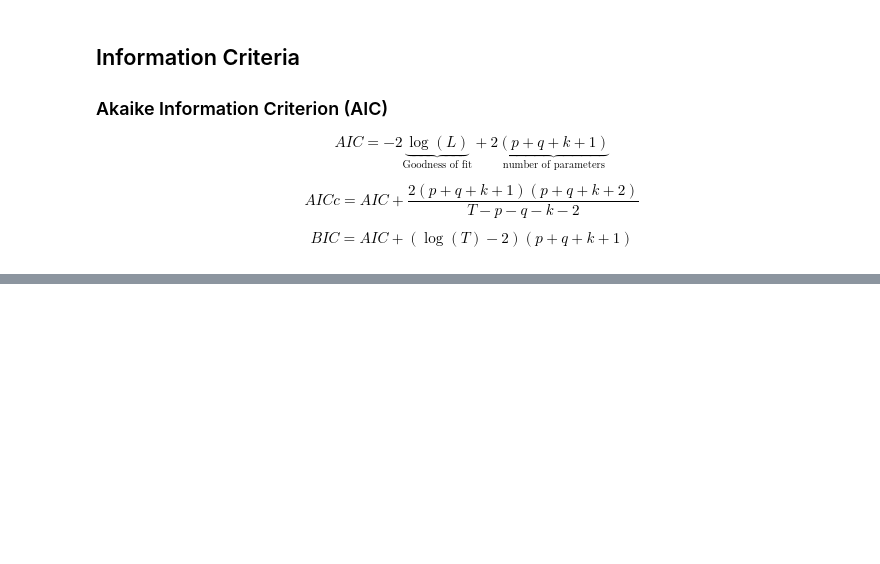
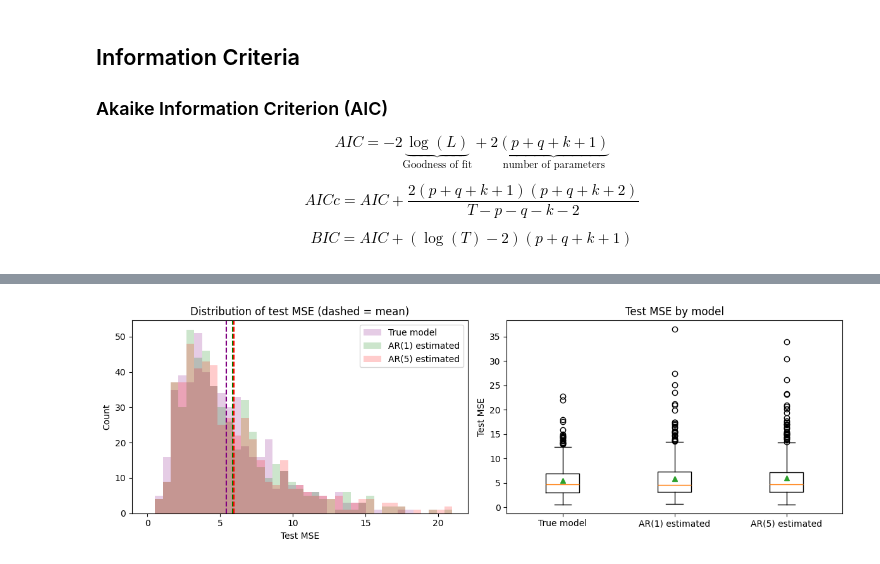
Before and after one commit to febse/ts, a Jupyter notebook: 05-ARMA-Fitting-Class.ipynb, the cells around one changed output, grey strips where cells are left out. Saved outputs shown, nothing was run; the diff lists cells and outputs as text; code cells hidden in the pictures; blank space fills up the shorter version.

Commit message:
Add a simulation for the MSE of true and estimated models

```diff
--- a/05-ARMA-Fitting-Class.ipynb
+++ b/05-ARMA-Fitting-Class.ipynb
@@ -284,0 +333,22 @@ $$
+# %%
+# Distribution of the MSE for each model
+fig, ax = plt.subplots(1, 2, figsize=(12, 4))
+
+upper = mse_table.quantile(0.99).max()
+bins = np.linspace(0, upper, 40)
+for name, color in zip(mse_table.columns, ["purple", "green", "red"]):
+    ax[0].hist(mse_table[name], bins=bins, alpha=0.2, color=color, label=name)
+    ax[0].axvline(mse_table[name].mean(), color=color, linestyle="--")
+ax[0].set_xlabel("Test MSE")
+ax[0].set_ylabel("Count")
+ax[0].set_title("Distribution of test MSE (dashed = mean)")
+ax[0].legend()
+
+ax[1].boxplot([mse_table[c] for c in mse_table.columns], tick_labels=mse_table.columns, showmeans=True)
+ax[1].set_ylabel("Test MSE")
+ax[1].set_title("Test MSE by model")
+
+plt.tight_layout()
+plt.show()
+# %% [output]
+[figure, added]
```
Also changed, not shown: parts of 4 cells of this notebook.
